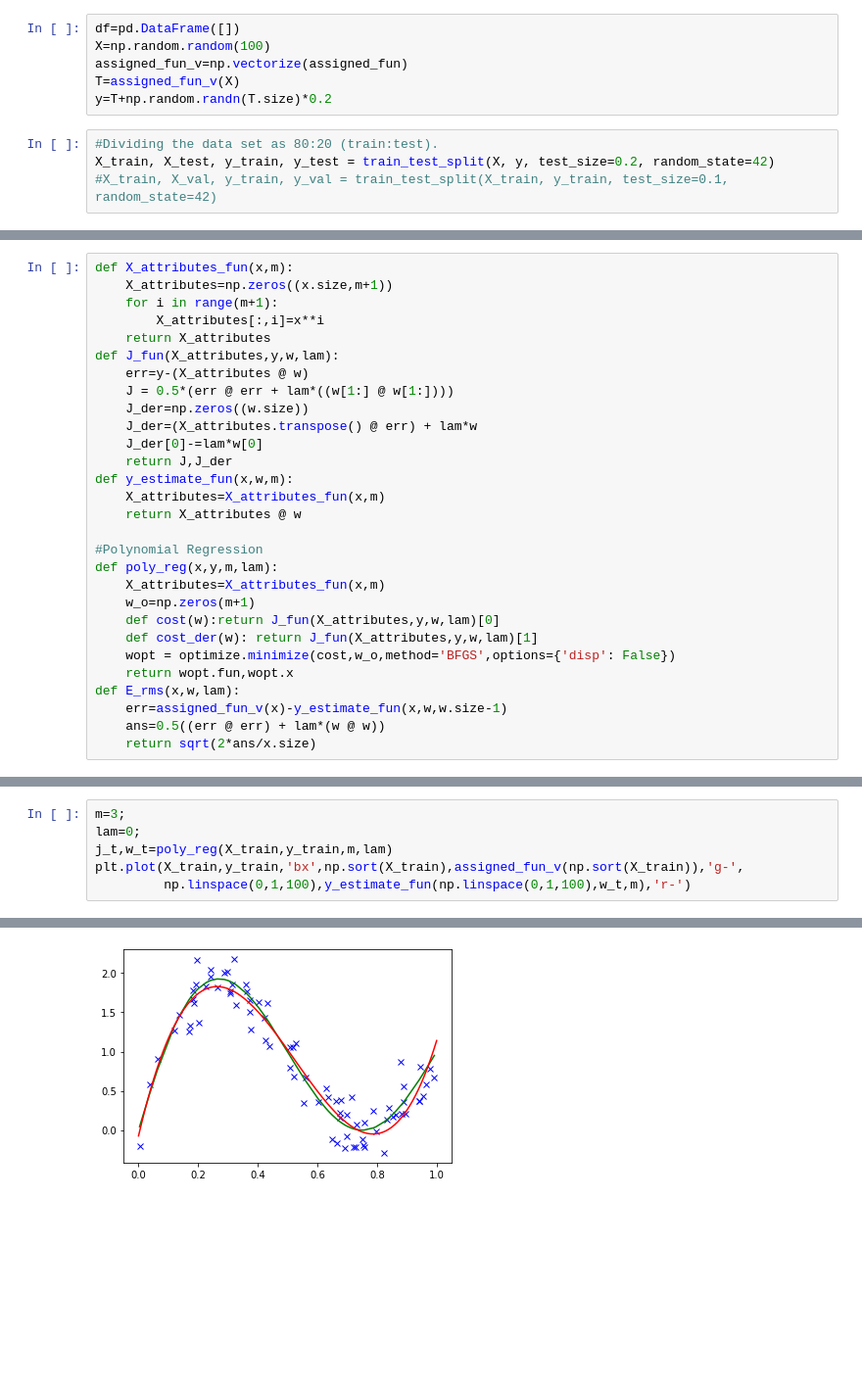
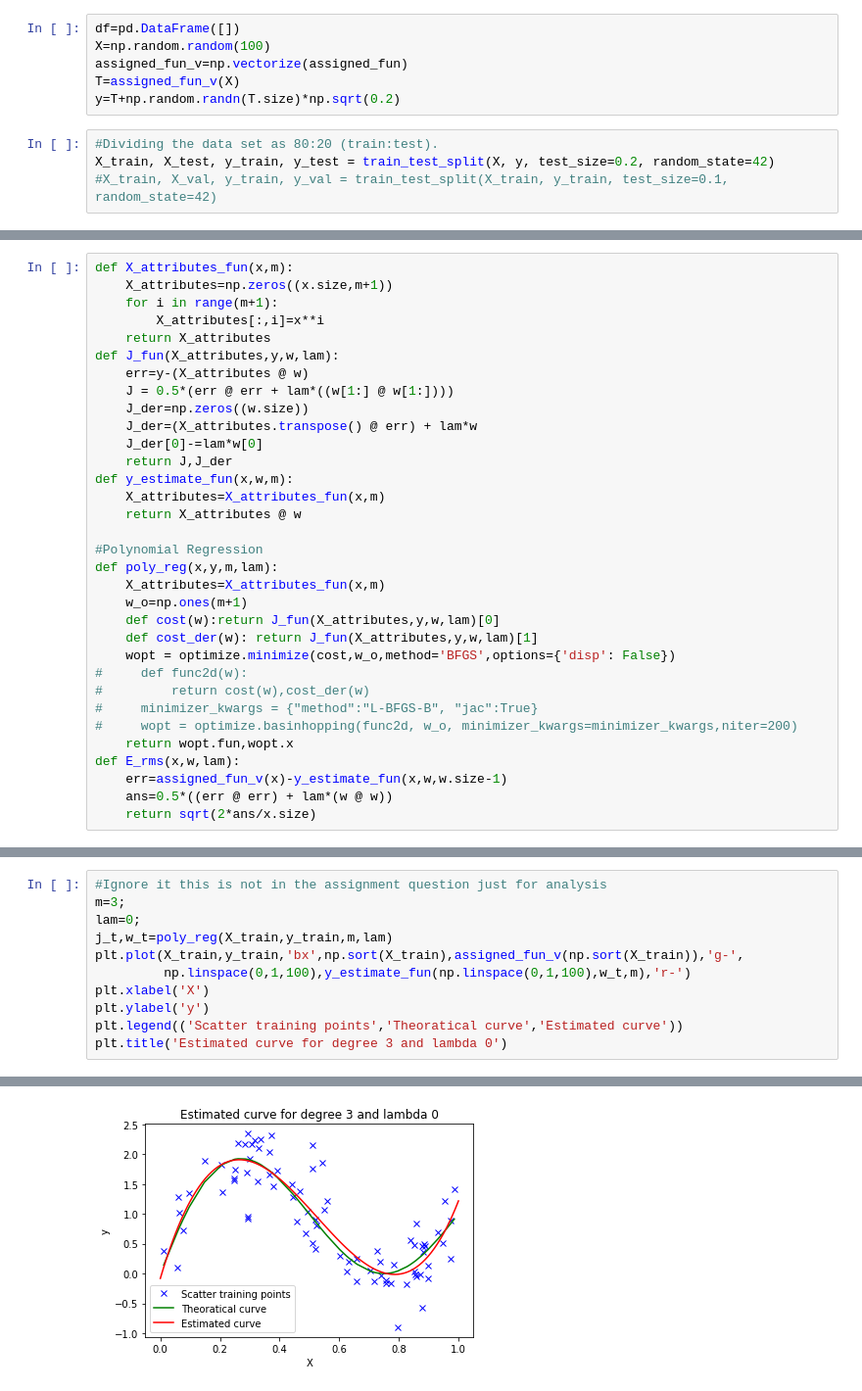
Before and after one commit to aabhipandey000/JupyterNotebooks, a Jupyter notebook: PRML_Assignment_Q_6.ipynb, the cells around one changed output, grey strips where cells are left out. Shown at 98% size. Cells and saved outputs as stored; diff of their text form; blank space fills up the shorter version.

```diff
--- a/PRML_Assignment_Q_6.ipynb
+++ b/PRML_Assignment_Q_6.ipynb
@@ -14,7 +14,7 @@ df=pd.DataFrame([])
 X=np.random.random(100)
 assigned_fun_v=np.vectorize(assigned_fun)
 T=assigned_fun_v(X)
-y=T+np.random.randn(T.size)*0.2
+y=T+np.random.randn(T.size)*np.sqrt(0.2)
 # %%
 #Dividing the data set as 80:20 (train:test).
 X_train, X_test, y_train, y_test = train_test_split(X, y, test_size=0.2, random_state=42)
@@ -46,13 +47,17 @@ def y_estimate_fun(x,w,m):
 #Polynomial Regression
 def poly_reg(x,y,m,lam):
     X_attributes=X_attributes_fun(x,m)
-    w_o=np.zeros(m+1)
+    w_o=np.ones(m+1)
     def cost(w):return J_fun(X_attributes,y,w,lam)[0]
     def cost_der(w): return J_fun(X_attributes,y,w,lam)[1]
     wopt = optimize.minimize(cost,w_o,method='BFGS',options={'disp': False})
+#     def func2d(w):
+#         return cost(w),cost_der(w)
+#     minimizer_kwargs = {"method":"L-BFGS-B", "jac":True}
+#     wopt = optimize.basinhopping(func2d, w_o, minimizer_kwargs=minimizer_kwargs,niter=200)
     return wopt.fun,wopt.x
 def E_rms(x,w,lam):
     err=assigned_fun_v(x)-y_estimate_fun(x,w,w.size-1)
-    ans=0.5((err @ err) + lam*(w @ w))
+    ans=0.5*((err @ err) + lam*(w @ w))
     return sqrt(2*ans/x.size)
 # %%
@@ -90,7 +97,12 @@ axes[1].plot(lam,J_test_lam)
 # %%
+#Ignore it this is not in the assignment question just for analysis
 m=3;
 lam=0;
 j_t,w_t=poly_reg(X_train,y_train,m,lam)
 plt.plot(X_train,y_train,'bx',np.sort(X_train),assigned_fun_v(np.sort(X_train)),'g-',
          np.linspace(0,1,100),y_estimate_fun(np.linspace(0,1,100),w_t,m),'r-')
+plt.xlabel('X')
+plt.ylabel('y')
+plt.legend(('Scatter training points','Theoratical curve','Estimated curve'))
+plt.title('Estimated curve for degree 3 and lambda 0')
 # %% [output]
@@ -100 +110 @@ plt.plot(X_train,y_train,'bx',np.sort(X_train),assigned_fun_v(np.sort(X_train)),
-[figure, old version]
+[figure, new version]
```
Also changed, not shown: parts of 13 cells of this notebook, 6 other files.
